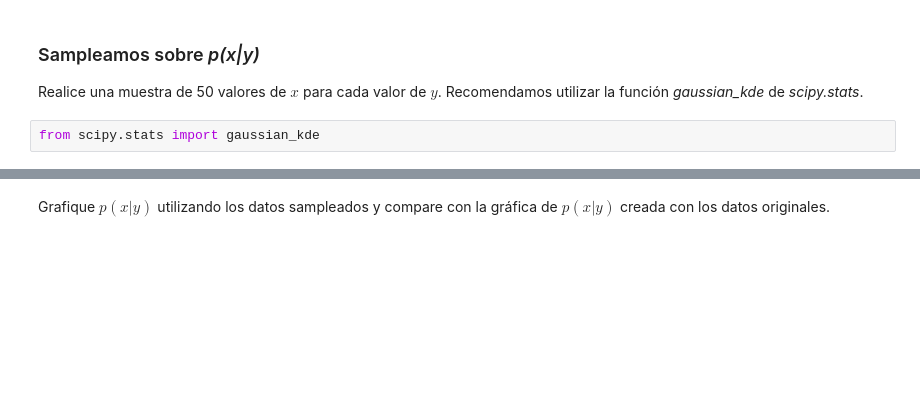
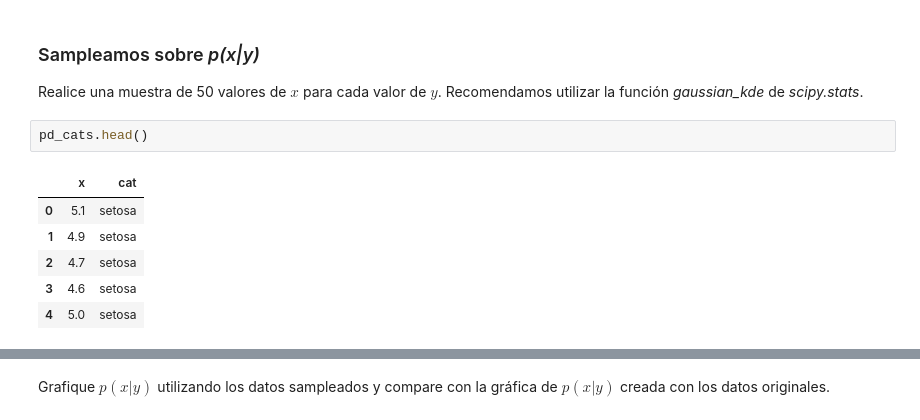
Before and after one commit to octarevetria/IA_Generativa, a Jupyter notebook: Redes Bayesianas/Redes Bayesianas.ipynb, the cells around one changed output, grey strips where cells are left out. Drawn from its saved outputs; the diff is of its cells as text; blank space fills up the shorter version.

```diff
--- a/Redes Bayesianas/Redes Bayesianas.ipynb
+++ b/Redes Bayesianas/Redes Bayesianas.ipynb
@@ -445,5 +472,12 @@ y_sample
 ### Sampleamos sobre *p(x|y)*
 
 Realice una muestra de 50 valores de $x$ para cada valor de $y$. Recomendamos utilizar la función *gaussian_kde* de *scipy.stats*.
-# %%
-from scipy.stats import gaussian_kde
+# %%
+pd_cats.head()
+# %% [output]
+|  | x | cat |
+| 0 | 5.1 | setosa |
+| 1 | 4.9 | setosa |
+| 2 | 4.7 | setosa |
+| 3 | 4.6 | setosa |
+| 4 | 5.0 | setosa |
```
Also changed, not shown: parts of 12 cells of this notebook.
